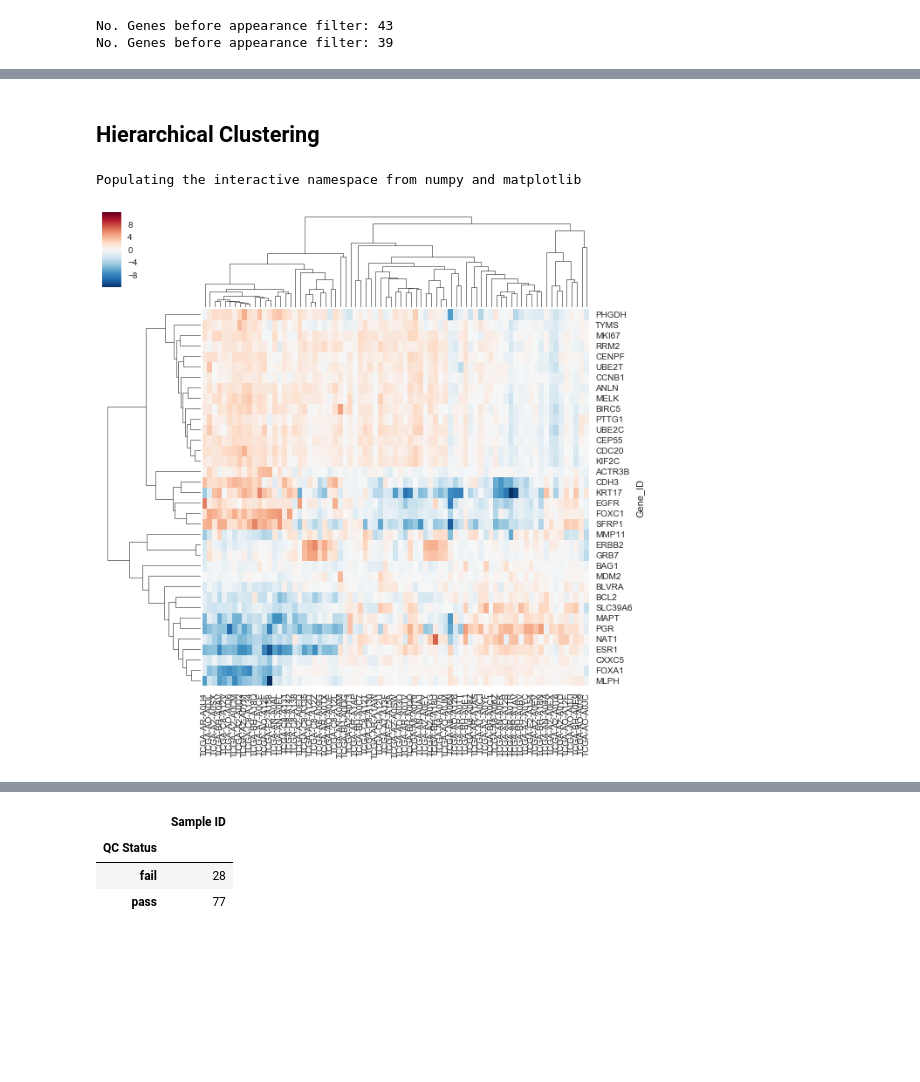
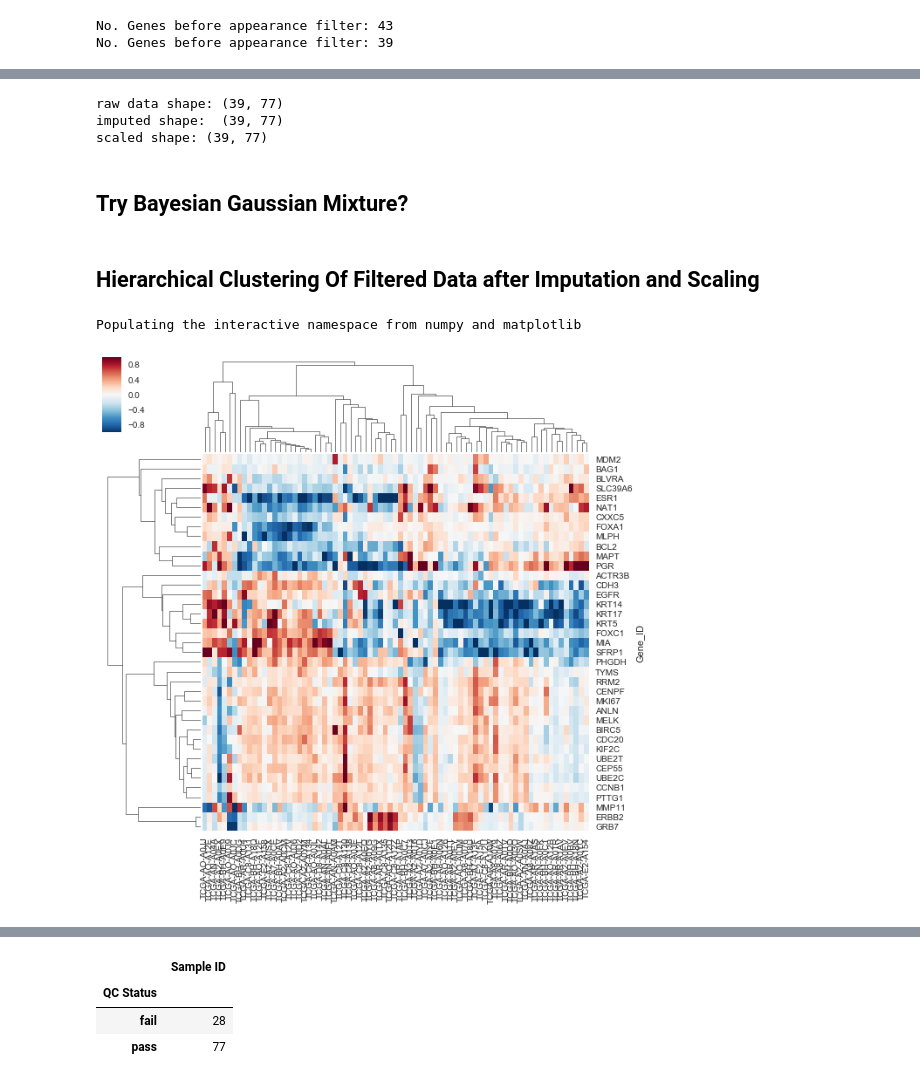
Before and after one commit to SVAI-Dream/dreamchallenge, a Jupyter notebook: nci-cptac-dream/notebook/Sub_Challenge_2.ipynb, the cells around one changed output, grey strips where cells are left out. Cells and saved outputs as stored; diff of their text form; code cells hidden in the pictures; blank space fills up the shorter version.

```diff
--- a/nci-cptac-dream/notebook/Sub_Challenge_2.ipynb
+++ b/nci-cptac-dream/notebook/Sub_Challenge_2.ipynb
@@ -224,0 +202,30 @@ print(len(all_PAM50.columns), len(all_PAM50))
+# %%
+import skfuzzy as fuzz
+from sklearn.preprocessing import Imputer
+from sklearn.preprocessing import RobustScaler, MaxAbsScaler
+
+def _impute(Xmat, return_imputer=False):
+    imputer = Imputer(missing_values=np.nan,strategy="median",axis=0)
+    if return_imputer:
+        return imputer.fit_transform(Xmat), imputer
+    else:
+        return imputer.fit_transform(Xmat)
+
+def _scale(Xmat, return_scaler=False):
+    scaler = MaxAbsScaler()
+    if return_scaler:
+        return scaler.fit_transform(Xmat), scaler
+    else:
+        return scaler.fit_transform(Xmat)
+
+print("raw data shape:", rnaseq_to_cluster[breast_common_samples].as_matrix().shape)
+imputed, imputer = _impute(rnaseq_to_cluster[breast_common_samples].as_matrix(), return_imputer=True)
+print("imputed shape: ", imputed.shape)
+scaled, scaler = _scale(imputed, return_scaler=True)
+print("scaled shape:", scaled.shape)
+# %% [output]
+raw data shape: (39, 77)
+imputed shape:  (39, 77)
+scaled shape: (39, 77)
+# %% [markdown]
+## Try Bayesian Gaussian Mixture?
@@ -225,5 +249,5 @@ print(len(all_PAM50.columns), len(all_PAM50))
 # %% [markdown]
-## Hierarchical Clustering
+## Hierarchical Clustering Of Filtered Data after Imputation and Scaling
 # %%
 # Further scoping down the analysis
 transposed_rnaseq = PAM50_bre_rnaseq.set_index('Gene_ID').T
@@ -241,18 +265,20 @@ breast_common_samples = (
 # %%
 % pylab inline
 import pandas as pd
 import seaborn as sns
 sns.set()
 import warnings
 warnings.filterwarnings("ignore", category=DeprecationWarning)
 
 gene_id = PAM50_bre_rnaseq["Gene_ID"]
 lut = dict(zip(gene_id.unique(), "rbg"))
 row_colors = gene_id.map(lut)
-clust_rnaseq = sns.clustermap(rnaseq_to_cluster.set_index("Gene_ID").dropna(), metric="correlation")
+rna_imputed_and_scaled = _scale(_impute(rnaseq_to_cluster[breast_common_samples].as_matrix()))
+rna_imputed_and_scaled_df = pd.DataFrame(rna_imputed_and_scaled, index=rnaseq_to_cluster.Gene_ID, columns = breast_common_samples)
+clust_rnaseq = sns.clustermap(rna_imputed_and_scaled_df, metric="correlation")
 plt.setp(clust_rnaseq.ax_heatmap.get_yticklabels(), rotation=0)
 rnaseq_sample_clust, rnaseq_gene_clust = clust_rnaseq.dendrogram_col, clust_rnaseq.dendrogram_row
 # %% [output]
 Populating the interactive namespace from numpy and matplotlib
-[figure, old version]
+[figure, new version]
 # %%
```
Also changed, not shown: parts of 17 cells of this notebook.
